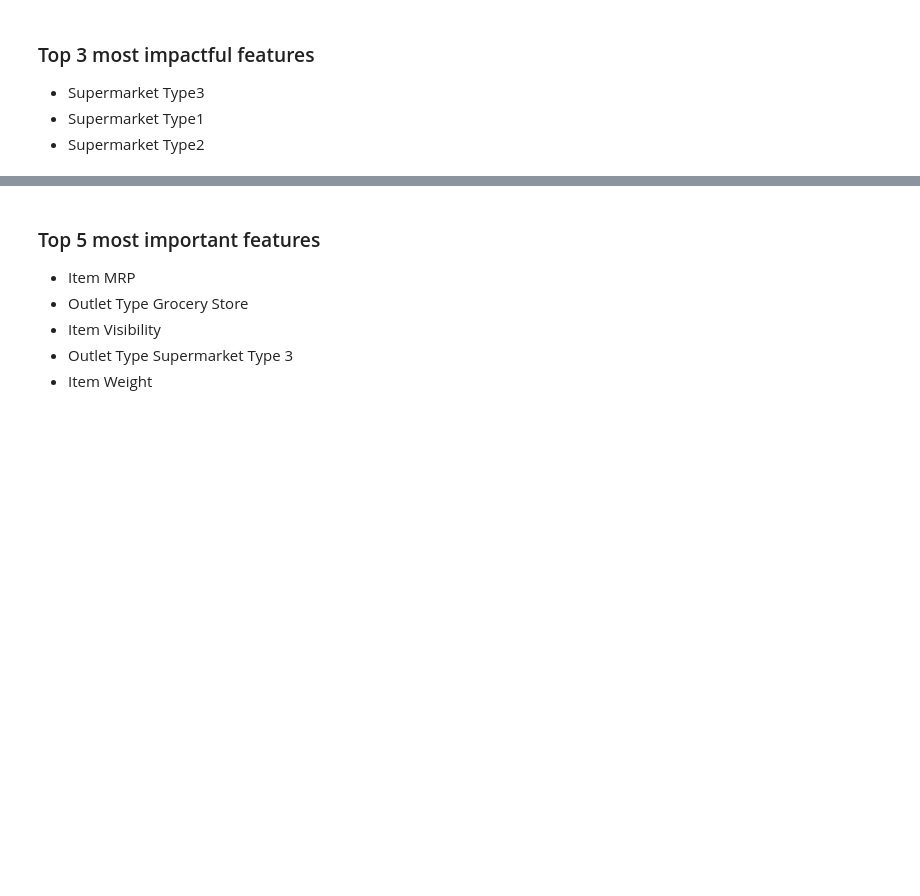
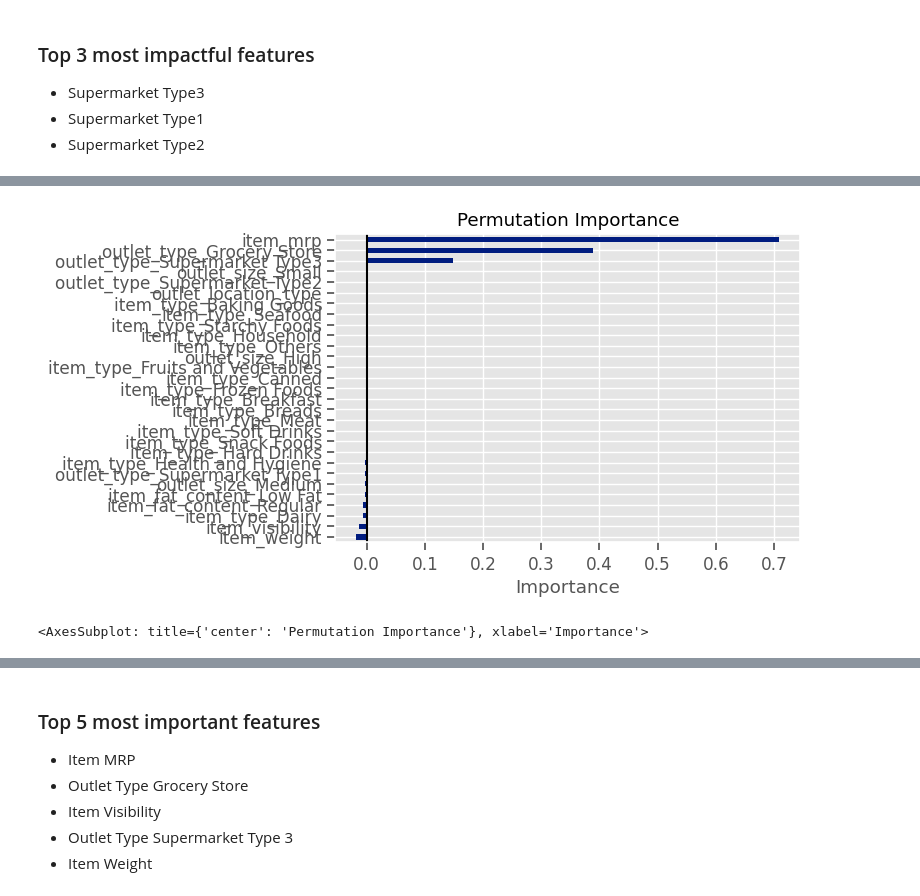
Before and after one commit to pmontecinos23/Project-1---Recisited, a Jupyter notebook: Sales Predictions.ipynb, the cells around one changed output, grey strips where cells are left out. Drawn from its saved outputs; the diff is of its cells as text; code cells hidden in the pictures; blank space fills up the shorter version.

```diff
--- a/Explaining Models with Sap.ipynb
+++ b/Sales Predictions.ipynb
@@ -423,0 +466,4 @@ ax.set(title='Feature Importance - Decision Tree Regressor',ylabel="Feature Name
+# %%
+perm_importances = pd.Series(result['importances_mean'],
+                            index=rf_reg.feature_names_in_)
+perm_importances
@@ -423,0 +488,5 @@ ax.set(title='Feature Importance - Decision Tree Regressor',ylabel="Feature Name
+# %%
+plot_importances(perm_importances, title='Permutation Importance')
+# %% [output]
+[figure, added]
+<AxesSubplot: title={'center': 'Permutation Importance'}, xlabel='Importance'>
```
Also changed, not shown: parts of 17 cells of this notebook, 2 other files.
